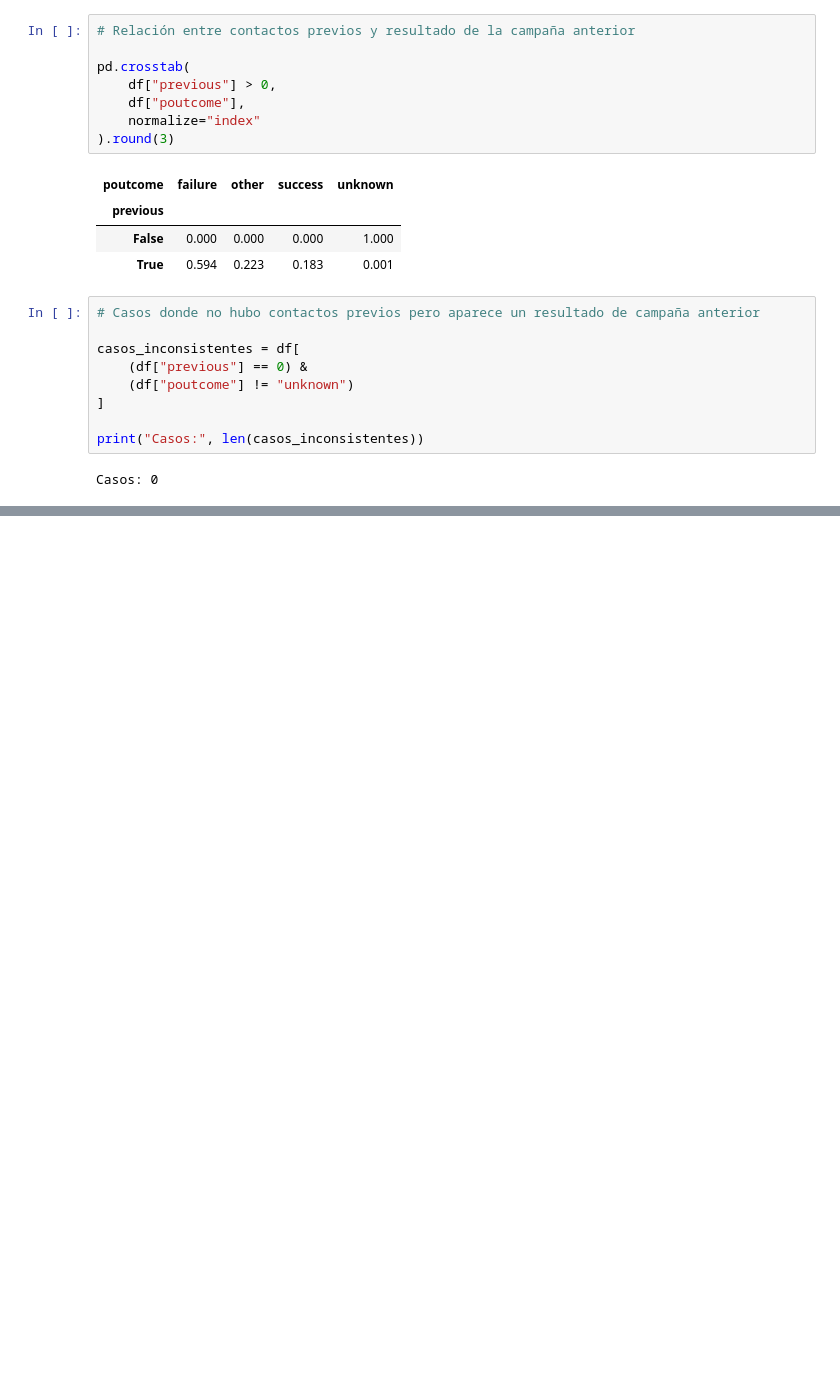
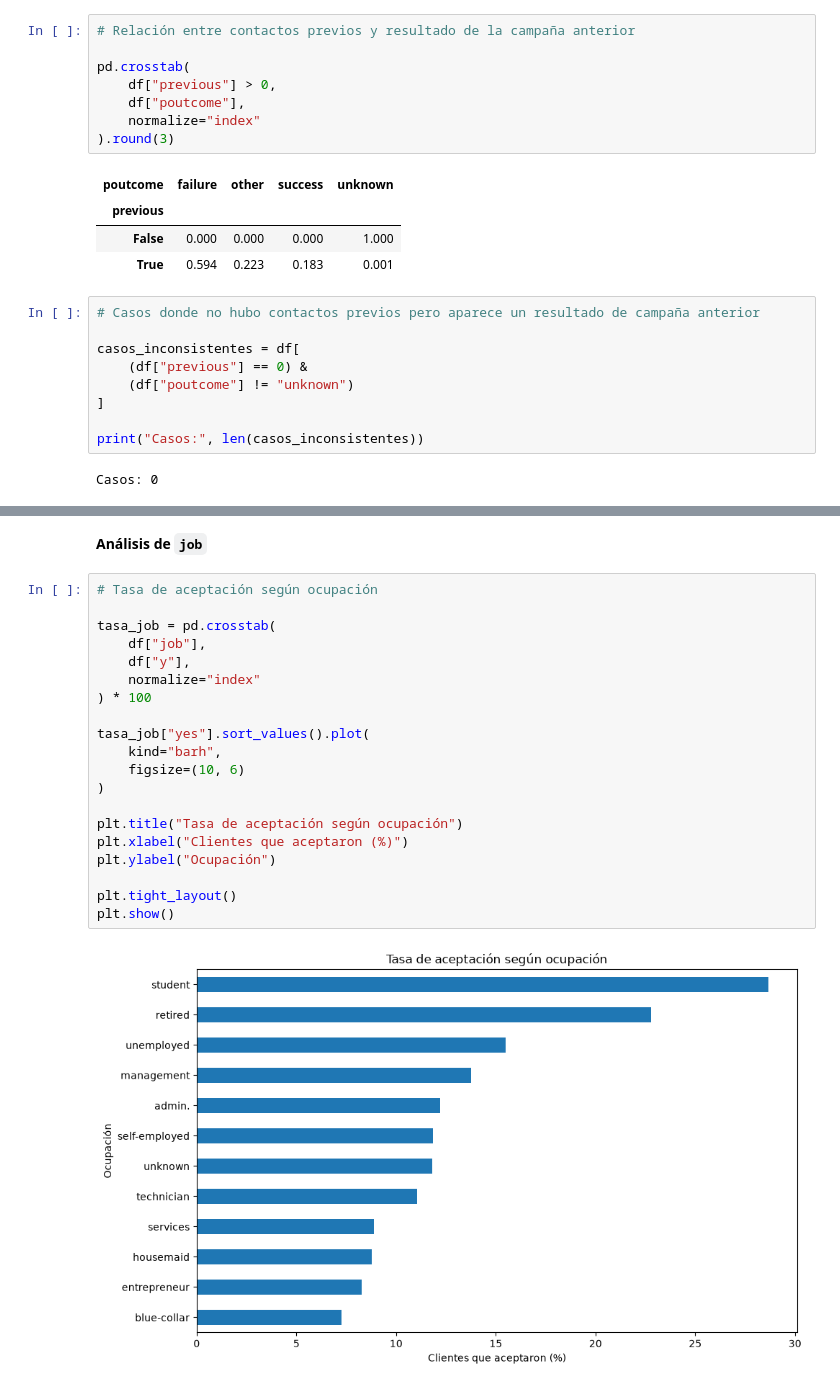
Before and after one commit to SebasOps/bank-marketing, a Jupyter notebook: notebooks/data-eda.ipynb, the cells around one changed output, grey strips where cells are left out. Drawn from its saved outputs; the diff is of its cells as text; blank space fills up the shorter version.

```diff
--- a/notebooks/data-eda.ipynb
+++ b/notebooks/data-eda.ipynb
@@ -315,0 +370,24 @@ Casos: 0
+# %% [markdown]
+**Análisis de `job`**
+# %%
+# Tasa de aceptación según ocupación
+
+tasa_job = pd.crosstab(
+    df["job"],
+    df["y"],
+    normalize="index"
+) * 100
+
+tasa_job["yes"].sort_values().plot(
+    kind="barh",
+    figsize=(10, 6)
+)
+
+plt.title("Tasa de aceptación según ocupación")
+plt.xlabel("Clientes que aceptaron (%)")
+plt.ylabel("Ocupación")
+
+plt.tight_layout()
+plt.show()
+# %% [output]
+[figure, added]
```
Also changed, not shown: parts of 25 cells of this notebook.
